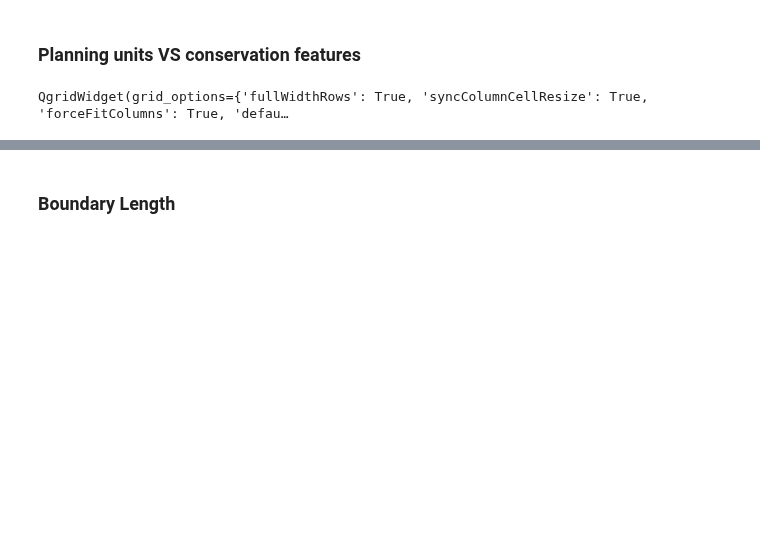
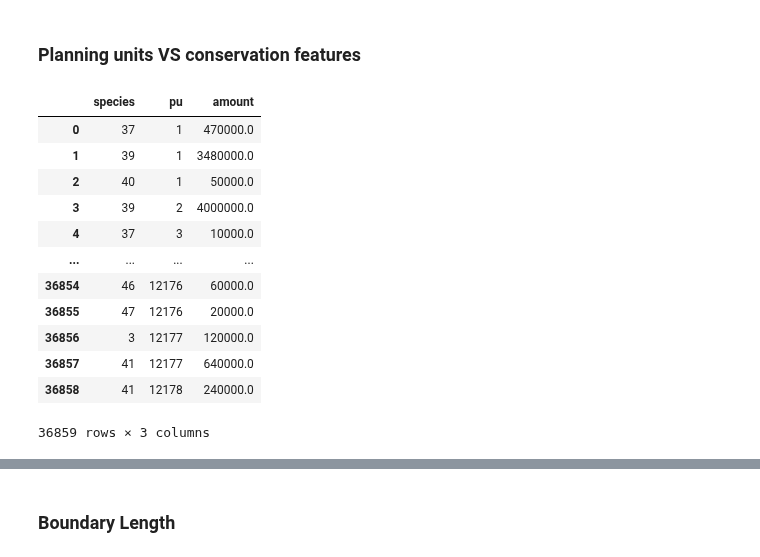
Before and after one commit to Vizzuality/marxan-cloud, a Jupyter notebook: data/notebooks/Lab/run_marxan.ipynb, the cells around one changed output, grey strips where cells are left out. Drawn from its saved outputs; the diff is of its cells as text; code cells hidden in the pictures; blank space fills up the shorter version.

```diff
--- a/data/notebooks/Lab/run_marxan.ipynb
+++ b/data/notebooks/Lab/run_marxan.ipynb
@@ -732,8 +795,26 @@ QgridWidget(grid_options={'fullWidthRows': True, 'syncColumnCellResize': True, '
 # %%
 # this is the vertical file; for the horizontal one this needs to change a bit
 userPuvsp2Data = CreateListModelFromFile(f'{MARXAN_FOLDER}/{userInputFile.INPUTDIR}/{userInputFile.PUVSPRNAME}', planningUnitVSConservationFeatureV)
-userPuvsp2Data_df = qgrid.show_grid(pd.DataFrame([s.__dict__ for s in userPuvsp2Data]), show_toolbar=True)
-display(userPuvsp2Data_df)
-save_button(f'{MARXAN_FOLDER}/{userInputFile.INPUTDIR}/{userInputFile.PUVSPRNAME}', planningUnitVSConservationFeatureV, userPuvsp2Data_df)
+
+#Static
+userPuvsp2Data_df = pd.DataFrame([s.__dict__ for s in userPuvsp2Data])
+userPuvsp2Data_df
+
+#Intercative
+# userPuvsp2Data_df = qgrid.show_grid(pd.DataFrame([s.__dict__ for s in userPuvsp2Data]), show_toolbar=True)
+# display(userPuvsp2Data_df)
+# save_button(f'{MARXAN_FOLDER}/{userInputFile.INPUTDIR}/{userInputFile.PUVSPRNAME}', planningUnitVSConservationFeatureV, userPuvsp2Data_df)
 # %% [output]
+|  | species | pu | amount |
+| 0 | 37 | 1 | 470000.0 |
+| 1 | 39 | 1 | 3480000.0 |
+| 2 | 40 | 1 | 50000.0 |
+| 3 | 39 | 2 | 4000000.0 |
+| 4 | 37 | 3 | 10000.0 |
+| ... | ... | ... | ... |
+| 36854 | 46 | 12176 | 60000.0 |
+| 36855 | 47 | 12176 | 20000.0 |
+| 36856 | 3 | 12177 | 120000.0 |
+| 36857 | 41 | 12177 | 640000.0 |
+| 36858 | 41 | 12178 | 240000.0 |
-QgridWidget(grid_options={'fullWidthRows': True, 'syncColumnCellResize': True, 'forceFitColumns': True, 'defau…
+36859 rows × 3 columns
```
Also changed, not shown: parts of 8 cells of this notebook, 1 other file.
